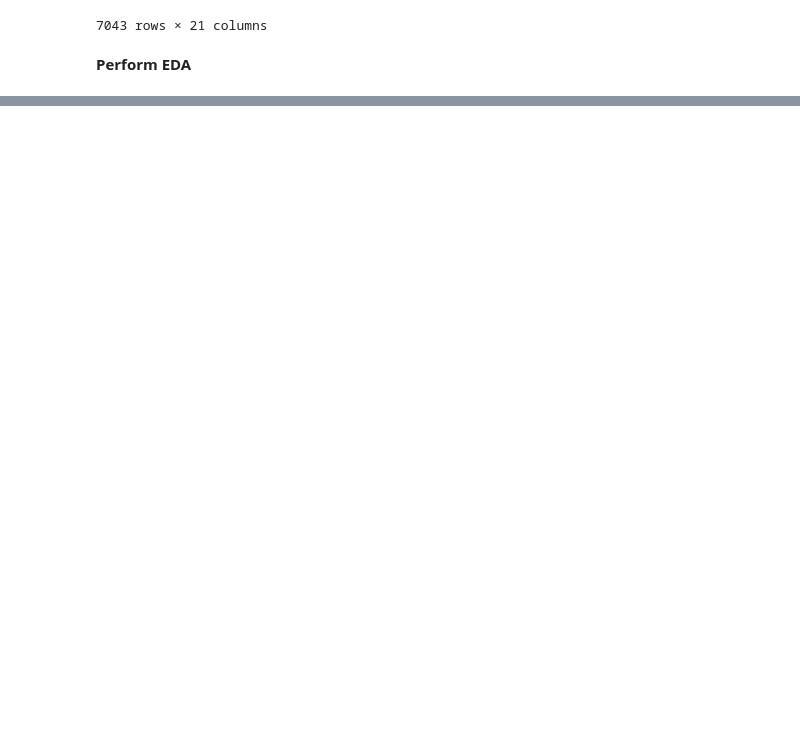
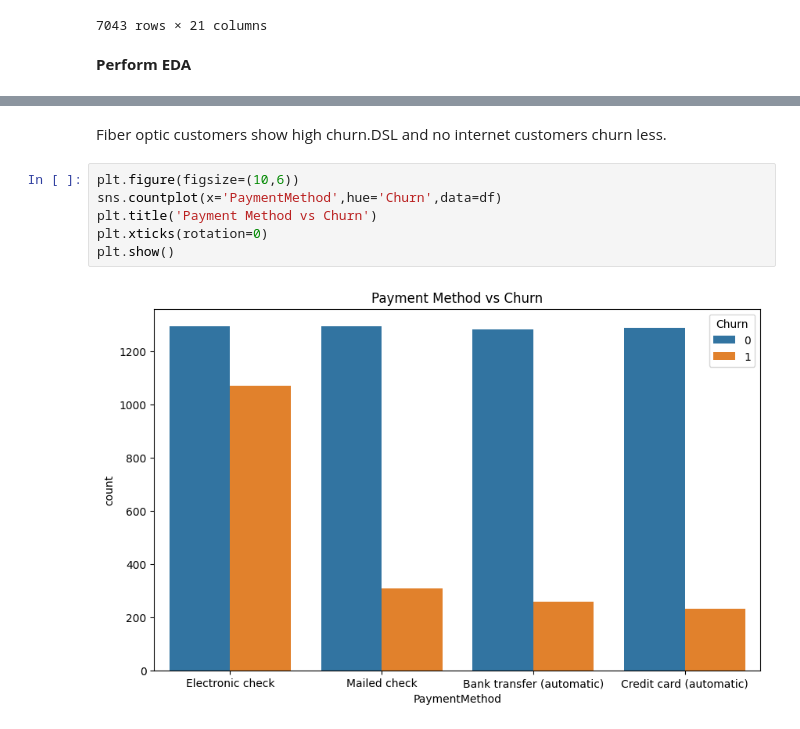
Before and after one commit to vicha1234/TelcoChurnPrediction, a Jupyter notebook: 2425610.ipynb, the cells around one changed output, grey strips where cells are left out. Saved outputs shown, nothing was run; the diff lists cells and outputs as text; blank space fills up the shorter version.

```diff
--- a/2425610.ipynb
+++ b/2425610.ipynb
@@ -133,0 +225,10 @@ dtype: int64
+# %% [markdown]
+Fiber optic customers show high churn.DSL and no internet customers churn less.
+# %%
+plt.figure(figsize=(10,6))
+sns.countplot(x='PaymentMethod',hue='Churn',data=df)
+plt.title('Payment Method vs Churn')
+plt.xticks(rotation=0)
+plt.show()
+# %% [output]
+[figure, added]
```
Also changed, not shown: parts of 35 cells of this notebook.
